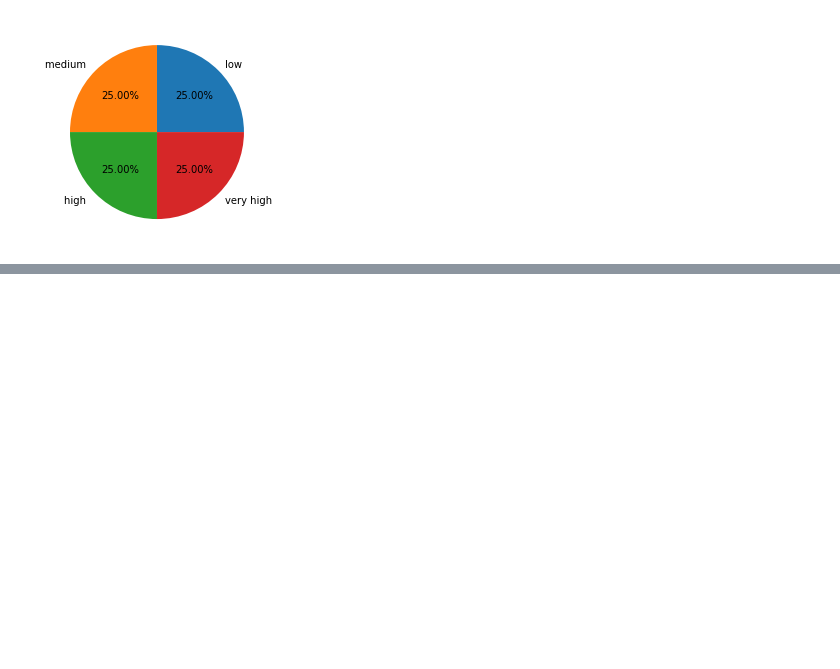
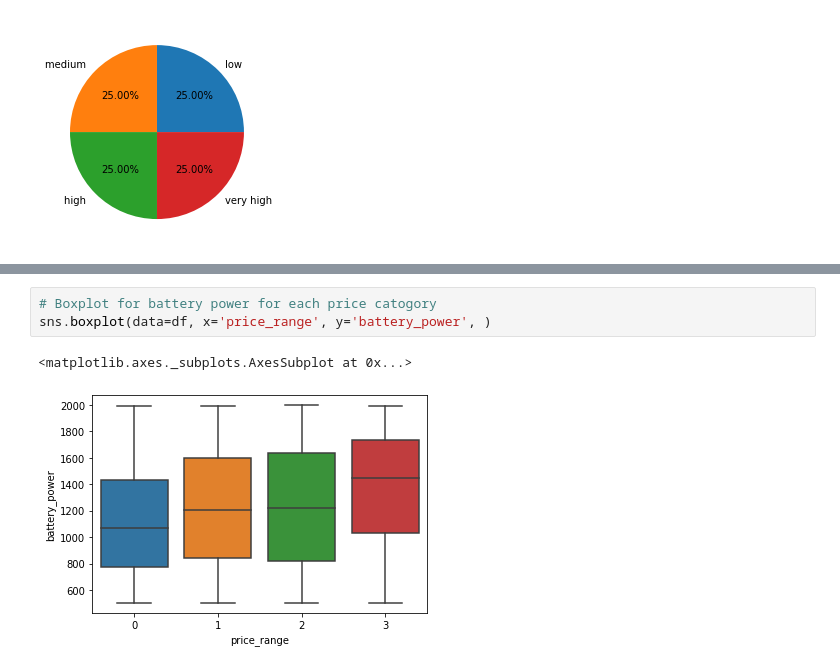
Before and after one commit to Arvindkale123/mobile-price-range-prediction, a Jupyter notebook: capstone 3.ipynb, the cells around one changed output, grey strips where cells are left out. Drawn from its saved outputs; the diff is of its cells as text; blank space fills up the shorter version.

Commit message:
Exploratory Data Analysis

```diff
--- a/capstone 3.ipynb
+++ b/capstone 3.ipynb
@@ -158,0 +188,6 @@ plt.pie(count,labels=classes, autopct='%1.2f%%')
+# %%
+# Boxplot for battery power for each price catogory
+sns.boxplot(data=df, x='price_range', y='battery_power', )
+# %% [output]
+<matplotlib.axes._subplots.AxesSubplot at 0x...>
+[figure, added]
```
Also changed, not shown: parts of 6 cells of this notebook.
